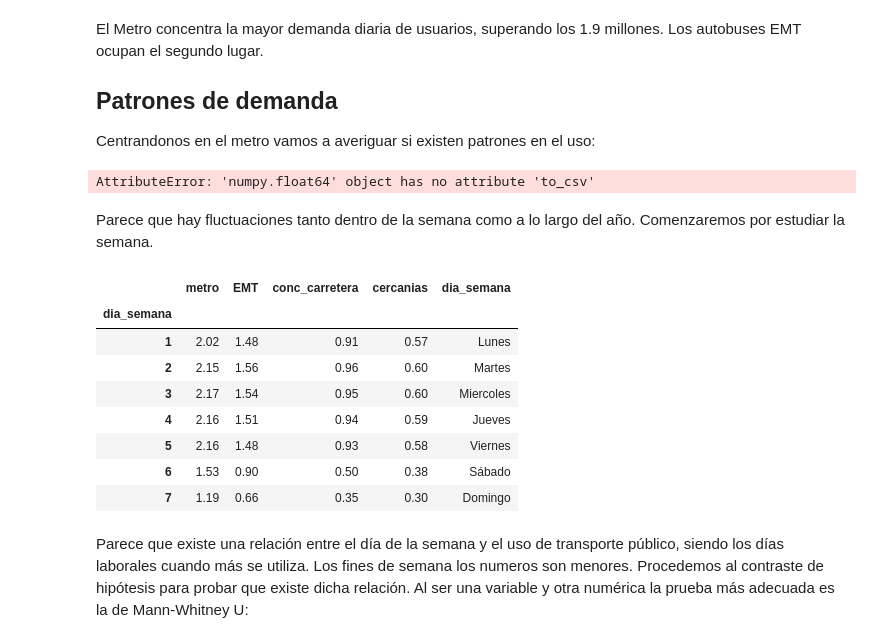
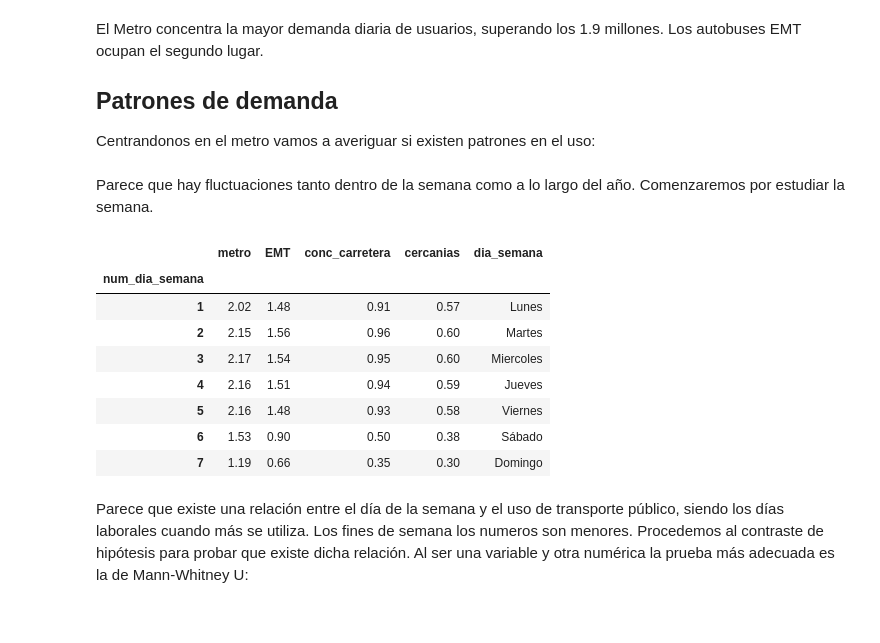
Before and after one commit to rocio2125/EDA, a Jupyter notebook: memoria/3-Analisis.ipynb, the cells around one changed output. Drawn from its saved outputs; the diff is of its cells as text; code cells hidden in the pictures.

```diff
--- a/memoria/3-Analisis.ipynb
+++ b/memoria/3-Analisis.ipynb
@@ -132,20 +132,17 @@ fig.update_layout(
 )
 
 fig.show()
-# %%
-media_metro.to_csv('../utils/tablas_presentacion/media_diaria_metro.csv')
-# %% [output]
-AttributeError: 'numpy.float64' object has no attribute 'to_csv'
 # %% [markdown]
 Parece que hay fluctuaciones tanto dentro de la semana como a lo largo del año. Comenzaremos por estudiar la semana.
 # %%
 # comportamiento de la demanda semanalmente en millones de usuarios
 semana = (ev_diaria[["dia_semana","metro","EMT","conc_carretera","cercanias"]].groupby(by= "dia_semana").mean()/1000000).round(2)
+semana.index = semana.index.set_names(['num_dia_semana'])
 semana["dia_semana"] = ["Lunes","Martes","Miercoles","Jueves","Viernes","Sábado","Domingo"]
 semana
 # %% [output]
 |  | metro | EMT | conc_carretera | cercanias | dia_semana |
-| dia_semana |  |  |  |  |  |
+| num_dia_semana |  |  |  |  |  |
 | 1 | 2.02 | 1.48 | 0.91 | 0.57 | Lunes |
 | 2 | 2.15 | 1.56 | 0.96 | 0.60 | Martes |
 | 3 | 2.17 | 1.54 | 0.95 | 0.60 | Miercoles |
```
Also changed, not shown: parts of 5 cells of this notebook, 4 other files.
